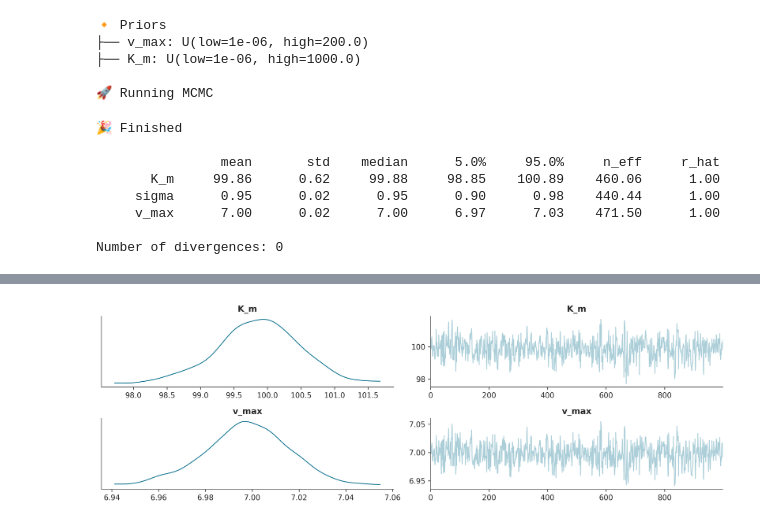
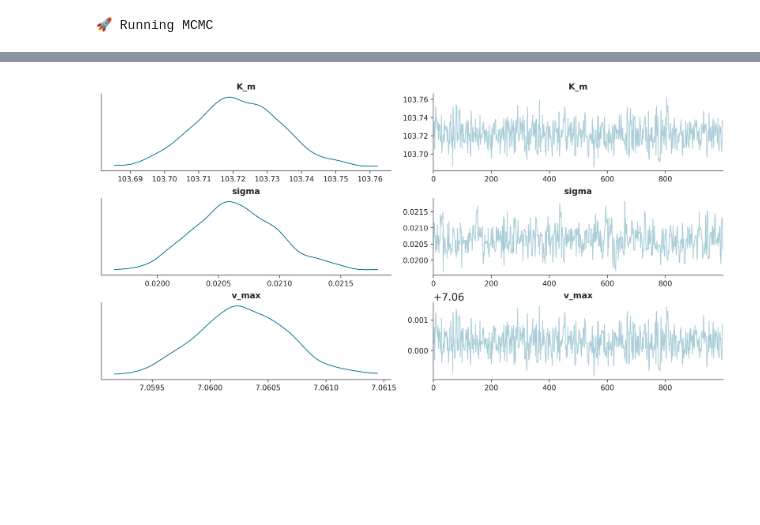
Before and after one commit to JR-1991/Catalax, a Jupyter notebook: examples/SurrogateHMC.ipynb, the cells around one changed output, grey strips where cells are left out. Drawn from its saved outputs; the diff is of its cells as text; code cells hidden in the pictures; blank space fills up the shorter version.

```diff
--- a/examples/SurrogateHMC.ipynb
+++ b/examples/SurrogateHMC.ipynb
@@ -15,41 +18,33 @@ ctx.set_host_count(10)
 # Load model
 model = ctx.Model.load("./models/menten_model_w_priors.json")
 
-# Load data
-data = jnp.load("./data/data.npy")
-time = jnp.load("./data/time.npy")
-initial_conditions = json.load(open("./data/initial_conditions.json", "r"))
+# Load dataset
+dataset = ctx.Dataset.from_croissant(path="./datasets/croissant_dataset.zip")
 
 # Load neural ODE
 neuralode = ctn.NeuralODE.from_eqx("./trained/menten_trained.eqx")
-# %%
-# First, lets repeat the analysis of MCMC.ipynb
-mcmc, bayes_model = cmc.run_mcmc(
-    model=model,
-    data=data,
-    initial_conditions=initial_conditions,
-    times=time,
-    yerrs=2.0,
-    num_warmup=1000,
-    num_samples=1000,
-    dt0=0.1,
-    max_steps=64**4,
-)
-# %% [output]
-🔸 Priors
-├── v_max: U(low=1e-06, high=200.0)
-├── K_m: U(low=1e-06, high=1000.0)
-
-🚀 Running MCMC
-🎉 Finished
-
-                mean       std    median      5.0%     95.0%     n_eff     r_hat
-       K_m     99.86      0.62     99.88     98.85    100.89    460.06      1.00
-     sigma      0.95      0.02      0.95      0.90      0.98    440.44      1.00
-     v_max      7.00      0.02      7.00      6.97      7.03    471.50      1.00
-
-Number of divergences: 0
+# %%
+# # First, lets repeat the analysis of HMC.ipynb
+hmc = cmc.HMC(
+    num_warmup=1000,
+    num_samples=1000,
+    dt0=1.0,
+    max_steps=64**4,
+    # We are using Euler and a wide step size here, since Tsit5
+    # is too slow. In a real scenario, you should stick to an embedded
+    # solver or even implicit methods, but this is just an example
+    solver=diffrax.Euler,
+)
+
+# Run the HMC
+result = hmc.run(
+    model=model,
+    dataset=dataset,
+    yerrs=8.0,
+)
+# %% [output]
+🚀 Running MCMC
 # %%
 # Plot the posterior distributions
-f = cmc.plot_trace(mcmc, model)
+result.plot_trace(show=True)
 # %% [output]
@@ -56 +52 @@ f = cmc.plot_trace(mcmc, model)
-[figure, old version]
+[figure, new version]
```
Also changed, not shown: parts of 6 cells of this notebook, 8 other files.
